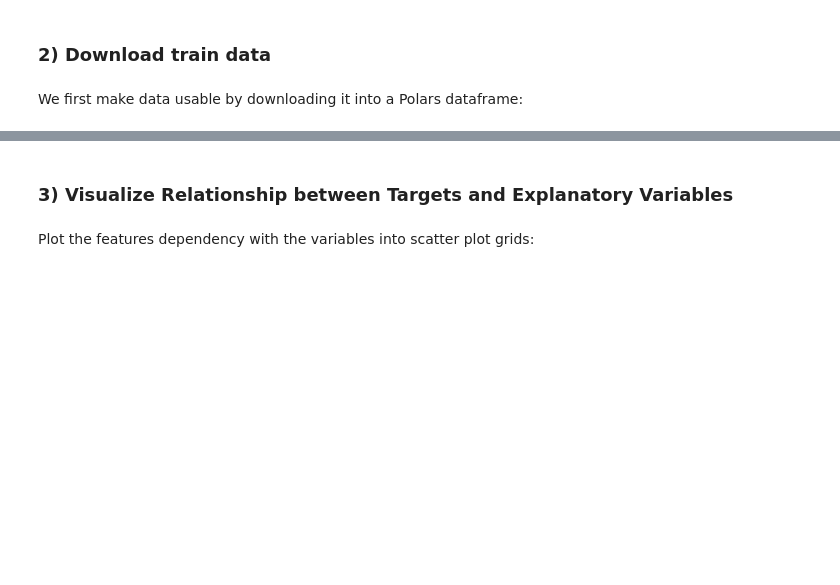
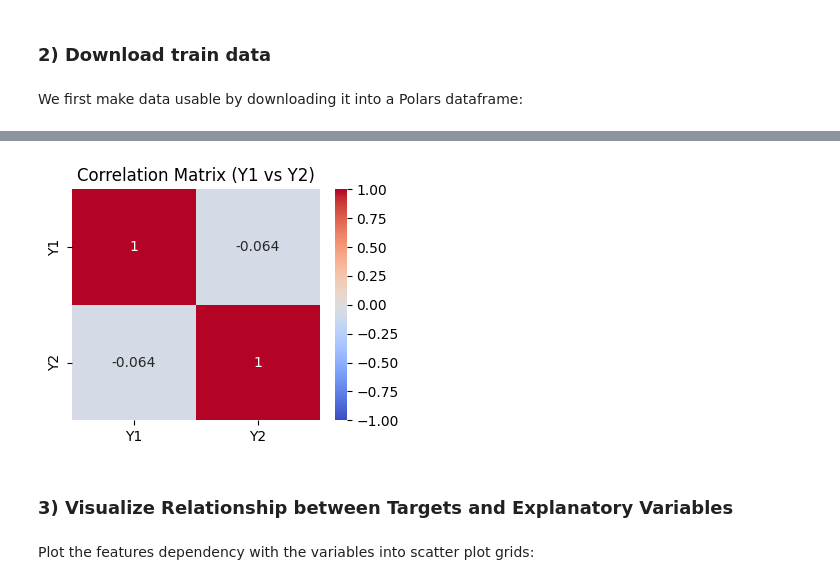
Before and after one commit to maurosuetta/QuantChallenge-2025, a Jupyter notebook: notebooks/research.ipynb, the cells around one changed output, grey strips where cells are left out. Drawn from its saved outputs; the diff is of its cells as text; code cells hidden in the pictures; blank space fills up the shorter version.

```diff
--- a/notebooks/research.ipynb
+++ b/notebooks/research.ipynb
@@ -70,3 +95,12 @@ shape: (5, 18)
+# %%
+corr_matrix = pdf[["Y1", "Y2"]].corr(method="pearson")
+
+plt.figure(figsize=(4,3))
+sns.heatmap(corr_matrix, annot=True, cmap="coolwarm", center=0, vmin=-1, vmax=1)
+plt.title("Correlation Matrix (Y1 vs Y2)")
+plt.show()
+# %% [output]
+[figure, added]
 # %% [markdown]
 ### 3) Visualize Relationship between Targets and Explanatory Variables
 # %% [markdown]
```
Also changed, not shown: parts of 14 cells of this notebook, 2 other files.
